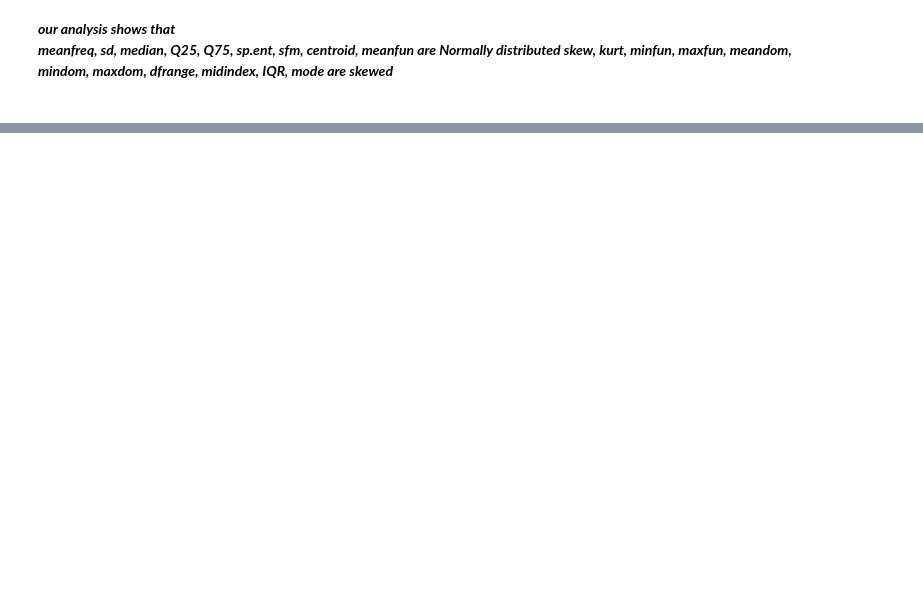
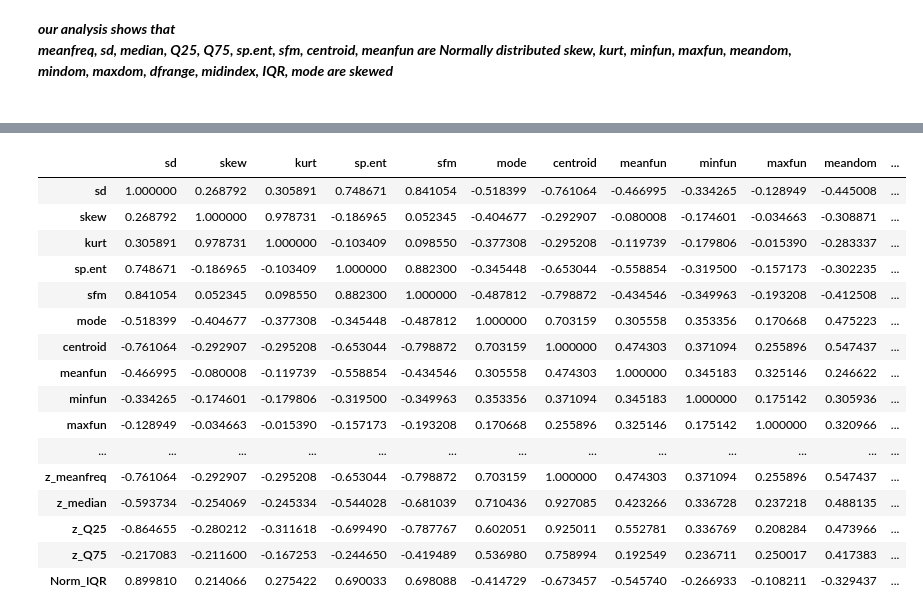
Before and after one commit to srikarpv/gender-recognition, a Jupyter notebook: gender recognition.ipynb, the cells around one changed output, grey strips where cells are left out. Saved outputs shown, nothing was run; the diff lists cells and outputs as text; code cells hidden in the pictures; blank space fills up the shorter version.

```diff
--- a/gender recognition.ipynb
+++ b/gender recognition.ipynb
@@ -250,0 +365,21 @@ dtype: int64
+# %%
+correlation_mat = X1.corr()
+correlation_mat
+# %% [output]
+|  | sd | skew | kurt | sp.ent | sfm | mode | centroid | meanfun | minfun | maxfun | meandom | ... |
+| sd | 1.000000 | 0.268792 | 0.305891 | 0.748671 | 0.841054 | -0.518399 | -0.761064 | -0.466995 | -0.334265 | -0.128949 | -0.445008 | ... |
+| skew | 0.268792 | 1.000000 | 0.978731 | -0.186965 | 0.052345 | -0.404677 | -0.292907 | -0.080008 | -0.174601 | -0.034663 | -0.308871 | ... |
+| kurt | 0.305891 | 0.978731 | 1.000000 | -0.103409 | 0.098550 | -0.377308 | -0.295208 | -0.119739 | -0.179806 | -0.015390 | -0.283337 | ... |
+| sp.ent | 0.748671 | -0.186965 | -0.103409 | 1.000000 | 0.882300 | -0.345448 | -0.653044 | -0.558854 | -0.319500 | -0.157173 | -0.302235 | ... |
+| sfm | 0.841054 | 0.052345 | 0.098550 | 0.882300 | 1.000000 | -0.487812 | -0.798872 | -0.434546 | -0.349963 | -0.193208 | -0.412508 | ... |
+| mode | -0.518399 | -0.404677 | -0.377308 | -0.345448 | -0.487812 | 1.000000 | 0.703159 | 0.305558 | 0.353356 | 0.170668 | 0.475223 | ... |
+| centroid | -0.761064 | -0.292907 | -0.295208 | -0.653044 | -0.798872 | 0.703159 | 1.000000 | 0.474303 | 0.371094 | 0.255896 | 0.547437 | ... |
+| meanfun | -0.466995 | -0.080008 | -0.119739 | -0.558854 | -0.434546 | 0.305558 | 0.474303 | 1.000000 | 0.345183 | 0.325146 | 0.246622 | ... |
+| minfun | -0.334265 | -0.174601 | -0.179806 | -0.319500 | -0.349963 | 0.353356 | 0.371094 | 0.345183 | 1.000000 | 0.175142 | 0.305936 | ... |
+| maxfun | -0.128949 | -0.034663 | -0.015390 | -0.157173 | -0.193208 | 0.170668 | 0.255896 | 0.325146 | 0.175142 | 1.000000 | 0.320966 | ... |
+| ... | ... | ... | ... | ... | ... | ... | ... | ... | ... | ... | ... | ... |
+| z_meanfreq | -0.761064 | -0.292907 | -0.295208 | -0.653044 | -0.798872 | 0.703159 | 1.000000 | 0.474303 | 0.371094 | 0.255896 | 0.547437 | ... |
+| z_median | -0.593734 | -0.254069 | -0.245334 | -0.544028 | -0.681039 | 0.710436 | 0.927085 | 0.423266 | 0.336728 | 0.237218 | 0.488135 | ... |
+| z_Q25 | -0.864655 | -0.280212 | -0.311618 | -0.699490 | -0.787767 | 0.602051 | 0.925011 | 0.552781 | 0.336769 | 0.208284 | 0.473966 | ... |
+| z_Q75 | -0.217083 | -0.211600 | -0.167253 | -0.244650 | -0.419489 | 0.536980 | 0.758994 | 0.192549 | 0.236711 | 0.250017 | 0.417383 | ... |
+| Norm_IQR | 0.899810 | 0.214066 | 0.275422 | 0.690033 | 0.698088 | -0.414729 | -0.673457 | -0.545740 | -0.266933 | -0.108211 | -0.329437 | ... |
```
Also changed, not shown: parts of 39 cells of this notebook.
